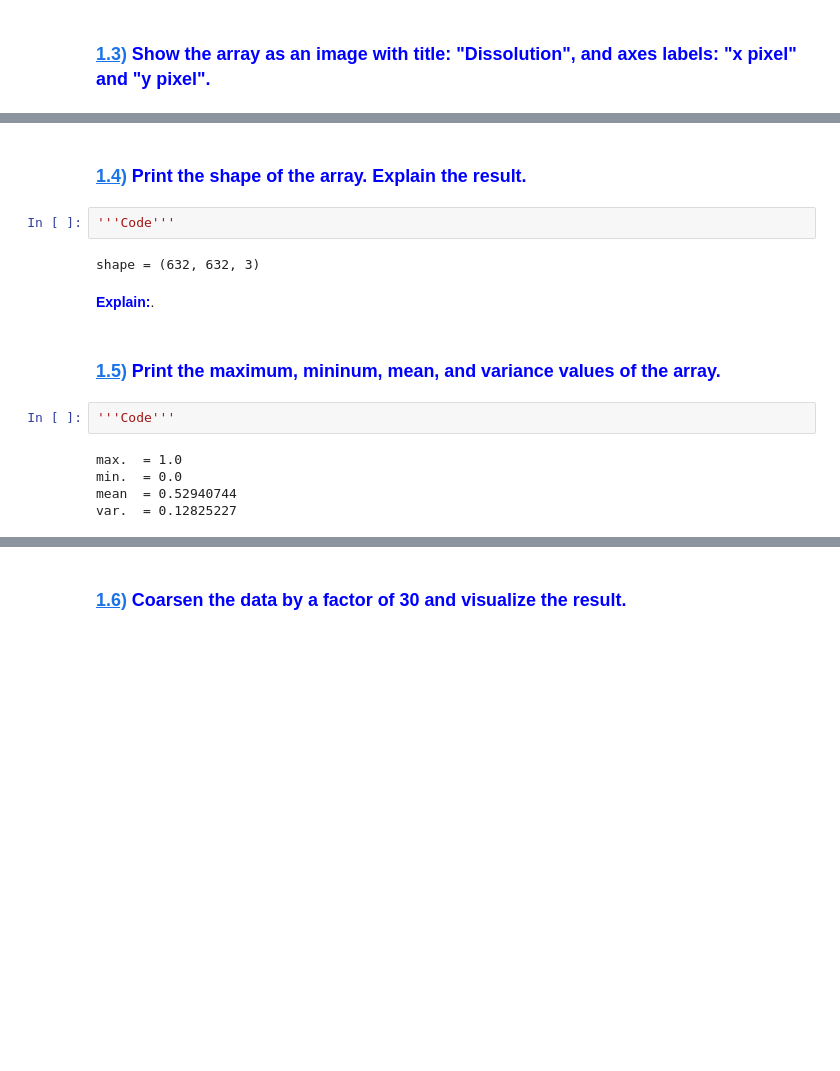
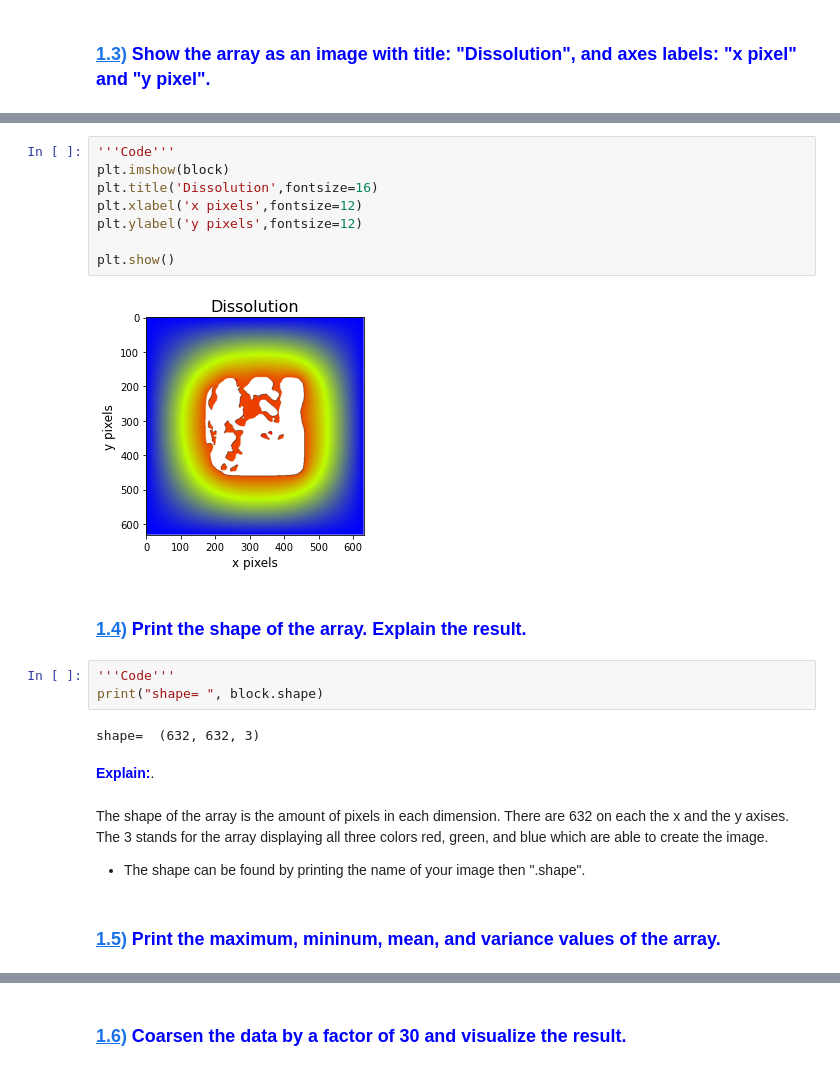
Before and after one commit to dpploy/chen-3170, a Jupyter notebook: notebooks/labwork-03.ipynb, the cells around one changed output, grey strips where cells are left out. Drawn from its saved outputs; the diff is of its cells as text; blank space fills up the shorter version.

```diff
--- a/notebooks/labwork-03.ipynb
+++ b/notebooks/labwork-03.ipynb
@@ -88,17 +92,25 @@ NameError: name 'dissolve' is not defined
+# %%
+'''Code'''
+plt.imshow(block)
+plt.title('Dissolution',fontsize=16)
+plt.xlabel('x pixels',fontsize=12)
+plt.ylabel('y pixels',fontsize=12)
+
+plt.show()
+# %% [output]
+[figure, added]
 # %% [markdown]
 ### <span style="color:blue">[1.4)](#toa) Print the shape of the array. Explain the result.</span><a id="a14"></a>
 # %%
 '''Code'''
+print("shape= ", block.shape)
 # %% [output]
-shape = (632, 632, 3)
+shape=  (632, 632, 3)
 # %% [markdown]
 <span style="color:blue">**Explain:**</span>.
+# %% [markdown]
+The shape of the array is the amount of pixels in each dimension. There are 632 on each the x and the y axises. The 3 stands for the array displaying all three colors red, green, and blue which are able to create the image.
+
++ The shape can be found by printing the name of your image then ".shape".
 # %% [markdown]
 ### <span style="color:blue">[1.5)](#toa) Print the maximum, mininum, mean, and variance values of the array.</span><a id="a15"></a>
-# %%
-'''Code'''
-# %% [output]
-max.  = 1.0
-min.  = 0.0
-mean  = 0.52940744
-var.  = 0.12825227
```
Also changed, not shown: parts of 29 cells of this notebook.
